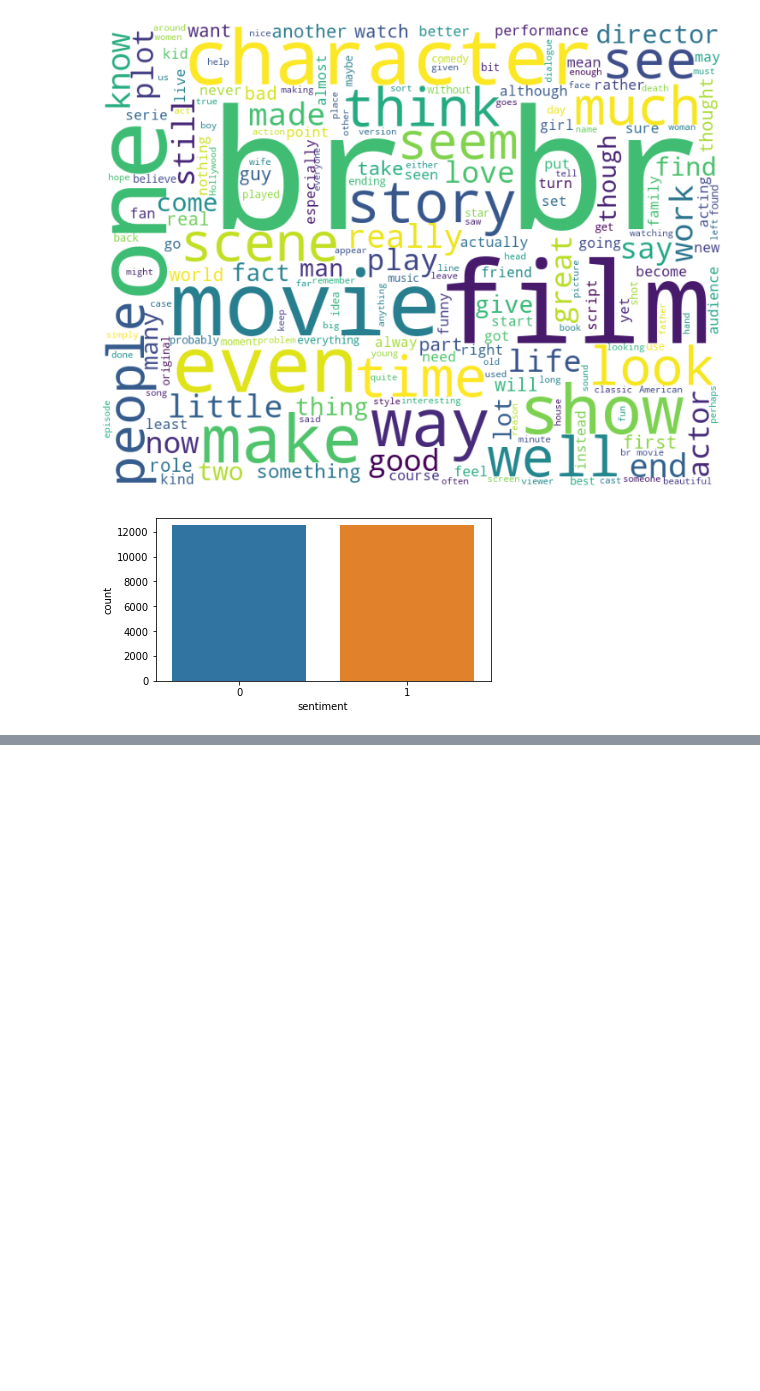
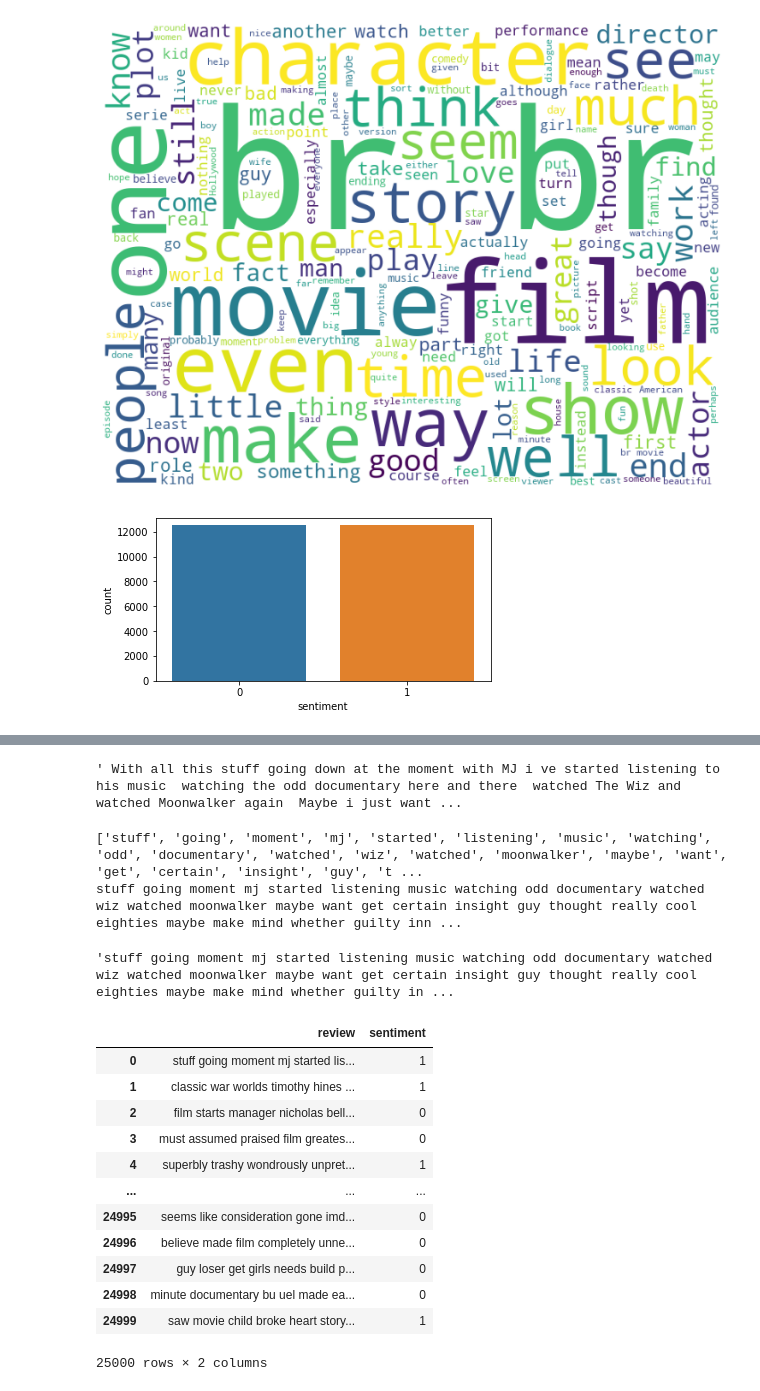
Before and after one commit to Jisang-hwang93/Machine-Learning-for-Study, a Jupyter notebook: 02 머신러닝으로 시작하는 자연어처리.ipynb, the cells around one changed output, grey strips where cells are left out. Saved outputs shown, nothing was run; the diff lists cells and outputs as text; code cells hidden in the pictures; blank space fills up the shorter version.

```diff
--- a/02 머신러닝으로 시작하는 자연어처리.ipynb
+++ b/02 머신러닝으로 시작하는 자연어처리.ipynb
@@ -415,0 +522,75 @@ plt.show()
+# %%
+# HTML 태그 및 문장 부호 제거
+review = train_data['review'][0]
+review_text = BeautifulSoup(review, 'html5lib').get_text() # HTML 태그 제거
+review_text = re.sub("[^a-zA-Z]", " ", review_text) # 영문자 제외 나머지 모두 공백 처리
+review_text
+# %% [output]
+' With all this stuff going down at the moment with MJ i ve started listening to his music  watching the odd documentary here and there  watched The Wiz and watched Moonwalker again  Maybe i just want ...
+# %%
+# 불용어 처리
+stop_words = set(stopwords.words('english')) # 영어 불용어 set
+
+review_text = review_text.lower()
+words = review_text.split()
+words = [w for w in words if not w in stop_words] # 불용어를 제거한 리스트
+
+print(words)
+
+clean_review = ' '.join(words)
+print(clean_review)
+# %% [output]
+['stuff', 'going', 'moment', 'mj', 'started', 'listening', 'music', 'watching', 'odd', 'documentary', 'watched', 'wiz', 'watched', 'moonwalker', 'maybe', 'want', 'get', 'certain', 'insight', 'guy', 't ...
+stuff going moment mj started listening music watching odd documentary watched wiz watched moonwalker maybe want get certain insight guy thought really cool eighties maybe make mind whether guilty inn ...
+# %%
+# 전처리 과정 함수
+def preprocessing(review, remove_stopwords = 'False'):
+    # HTML 태그 제거
+    review_text = BeautifulSoup(review, 'html5lib').get_text()
+
+    # 영어가 아닌 특수 문자 공백으로 바꾸기
+    review_text = re.sub("[^a-zA-Z]", " ", review_text)
+
+    # 대문자를 소문자로 바꾸고 공백단위로 텍스트 나누기
+    words = review_text.lower().split()
+
+    # 불용어 제거
+    if remove_stopwords:
+        # 영어 불용어 불러오기
+        stops = set(stopwords.words('english'))
+        # 불용어를 제거한 새로운 리스트
+        words = [w for w in words if not w in stops]
+
+        # 하나의 글로 변환
+        clean_review = ' '.join(words)
+
+    else:
+        clean_review = ' '.join(words)
+
+    return clean_review
+# %%
+clean_train_reviews = []
+for review in train_data['review']:
+    clean_train_reviews.append(preprocessing(review, remove_stopwords='True'))
+# 전체 리뷰 불용어 처리
+clean_train_reviews[0]
+# %% [output]
+'stuff going moment mj started listening music watching odd documentary watched wiz watched moonwalker maybe want get certain insight guy thought really cool eighties maybe make mind whether guilty in ...
+# %%
+clean_train_df = pd.DataFrame({'review' : clean_train_reviews,
+                               'sentiment' : train_data['sentiment']})
+clean_train_df
+# %% [output]
+|  | review | sentiment |
+| 0 | stuff going moment mj started lis... | 1 |
+| 1 | classic war worlds timothy hines ... | 1 |
+| 2 | film starts manager nicholas bell... | 0 |
+| 3 | must assumed praised film greates... | 0 |
+| 4 | superbly trashy wondrously unpret... | 1 |
+| ... | ... | ... |
+| 24995 | seems like consideration gone imd... | 0 |
+| 24996 | believe made film completely unne... | 0 |
+| 24997 | guy loser get girls needs build p... | 0 |
+| 24998 | minute documentary bu uel made ea... | 0 |
+| 24999 | saw movie child broke heart story... | 1 |
+25000 rows × 2 columns
```
Also changed, not shown: parts of 16 cells of this notebook.
